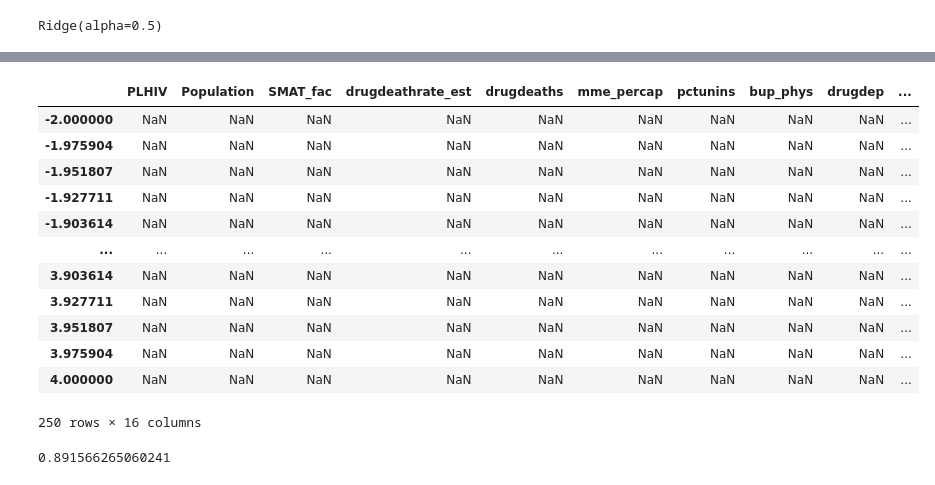
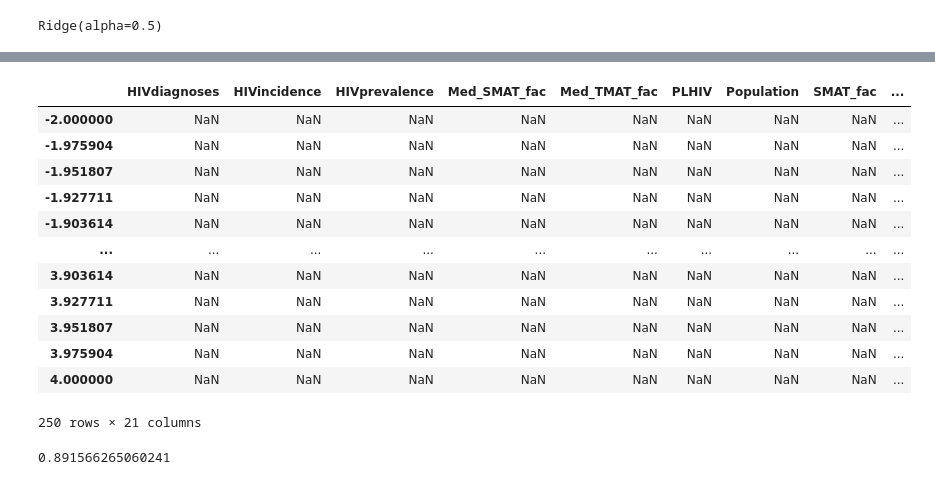
Before and after one commit to lraganit-star/regression_case_study, a Jupyter notebook: lasso_pval.ipynb, the cells around one changed output, grey strips where cells are left out. Cells and saved outputs as stored; diff of their text form; code cells hidden in the pictures.

```diff
--- a/lasso_pval.ipynb
+++ b/lasso_pval.ipynb
@@ -78,7 +77,7 @@ X
 X_train, X_test, y_train, y_test = train_test_split(X, y, test_size=0.25, random_state=154, shuffle=True)
 # %%
 ridge = Ridge(alpha=0.5)
-ridge.fit(X_train.iloc[:,5:], y_train)
+ridge.fit(X_train, y_train)
 # %% [output]
 Ridge(alpha=0.5)
 # %%
@@ -254,14 +253,14 @@ ridge_models = []
 
 for alpha in ridge_alphas:
     scaler = XyScaler()
-    scaler.fit(X_train.iloc[:,5:].values, y_train.values)
-    X_train_std, y_train_std = scaler.transform(X_train.iloc[:,5:].values, y_train.values)
+    scaler.fit(X_train.values, y_train.values)
+    X_train_std, y_train_std = scaler.transform(X_train.values, y_train.values)
     ridge = Ridge(alpha=alpha)
     ridge.fit(X_train_std, y_train_std)
     ridge_models.append(ridge)
 # %%
-paths = pd.DataFrame(np.empty(shape=(len(ridge_alphas), len(X_train.iloc[:,5:].columns))),
-                     index=ridge_alphas, columns=X_train.iloc[:,5:].columns)
+paths = pd.DataFrame(np.empty(shape=(len(ridge_alphas), len(X_train.columns))),
+                     index=ridge_alphas, columns=X_train.columns)
 
 for idx, model in enumerate(ridge_models):
     paths.iloc[idx] = model.coef_
@@ -284,20 +283,20 @@ plt.tight_layout()
 # %%
-df_train_coef = pd.DataFrame(paths, columns=X_train.iloc[:,5:].columns, index=np.log10(ridge_alphas))
+df_train_coef = pd.DataFrame(paths, columns=X_train.columns, index=np.log10(ridge_alphas))
 df_train_coef
 # %% [output]
-|  | PLHIV | Population | SMAT_fac | drugdeathrate_est | drugdeaths | mme_percap | pctunins | bup_phys | drugdep | ... |
-| -2.000000 | NaN | NaN | NaN | NaN | NaN | NaN | NaN | NaN | NaN | ... |
-| -1.975904 | NaN | NaN | NaN | NaN | NaN | NaN | NaN | NaN | NaN | ... |
-| -1.951807 | NaN | NaN | NaN | NaN | NaN | NaN | NaN | NaN | NaN | ... |
-| -1.927711 | NaN | NaN | NaN | NaN | NaN | NaN | NaN | NaN | NaN | ... |
-| -1.903614 | NaN | NaN | NaN | NaN | NaN | NaN | NaN | NaN | NaN | ... |
-| ... | ... | ... | ... | ... | ... | ... | ... | ... | ... | ... |
-| 3.903614 | NaN | NaN | NaN | NaN | NaN | NaN | NaN | NaN | NaN | ... |
-| 3.927711 | NaN | NaN | NaN | NaN | NaN | NaN | NaN | NaN | NaN | ... |
-| 3.951807 | NaN | NaN | NaN | NaN | NaN | NaN | NaN | NaN | NaN | ... |
-| 3.975904 | NaN | NaN | NaN | NaN | NaN | NaN | NaN | NaN | NaN | ... |
-| 4.000000 | NaN | NaN | NaN | NaN | NaN | NaN | NaN | NaN | NaN | ... |
+|  | HIVdiagnoses | HIVincidence | HIVprevalence | Med_SMAT_fac | Med_TMAT_fac | PLHIV | Population | SMAT_fac | ... |
+| -2.000000 | NaN | NaN | NaN | NaN | NaN | NaN | NaN | NaN | ... |
+| -1.975904 | NaN | NaN | NaN | NaN | NaN | NaN | NaN | NaN | ... |
+| -1.951807 | NaN | NaN | NaN | NaN | NaN | NaN | NaN | NaN | ... |
+| -1.927711 | NaN | NaN | NaN | NaN | NaN | NaN | NaN | NaN | ... |
+| -1.903614 | NaN | NaN | NaN | NaN | NaN | NaN | NaN | NaN | ... |
+| ... | ... | ... | ... | ... | ... | ... | ... | ... | ... |
+| 3.903614 | NaN | NaN | NaN | NaN | NaN | NaN | NaN | NaN | ... |
+| 3.927711 | NaN | NaN | NaN | NaN | NaN | NaN | NaN | NaN | ... |
+| 3.951807 | NaN | NaN | NaN | NaN | NaN | NaN | NaN | NaN | ... |
+| 3.975904 | NaN | NaN | NaN | NaN | NaN | NaN | NaN | NaN | ... |
+| 4.000000 | NaN | NaN | NaN | NaN | NaN | NaN | NaN | NaN | ... |
-250 rows × 16 columns
+250 rows × 21 columns
 # %%
 print(np.log10(ridge_optimal_alpha))
 #paths.iloc[226]
```
Also changed, not shown: parts of 15 cells of this notebook, 4 other files.
